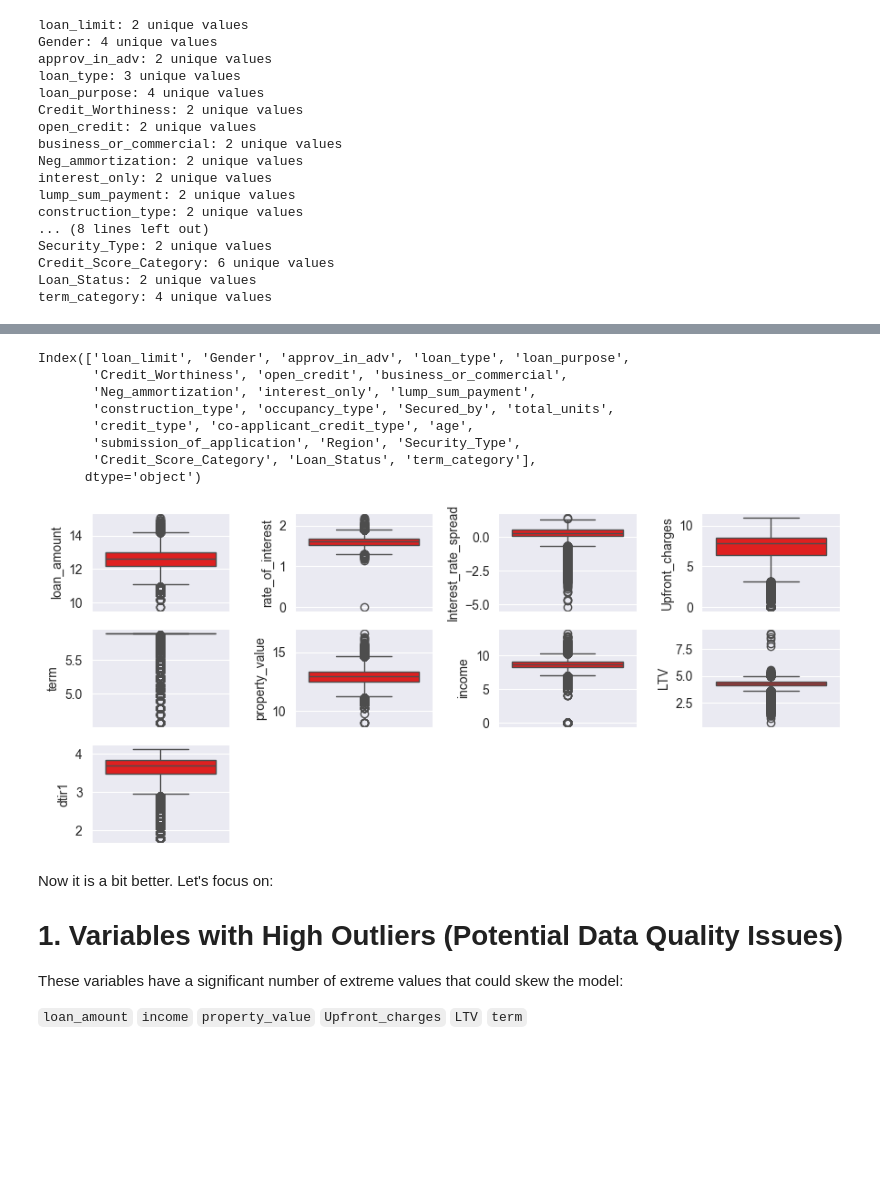
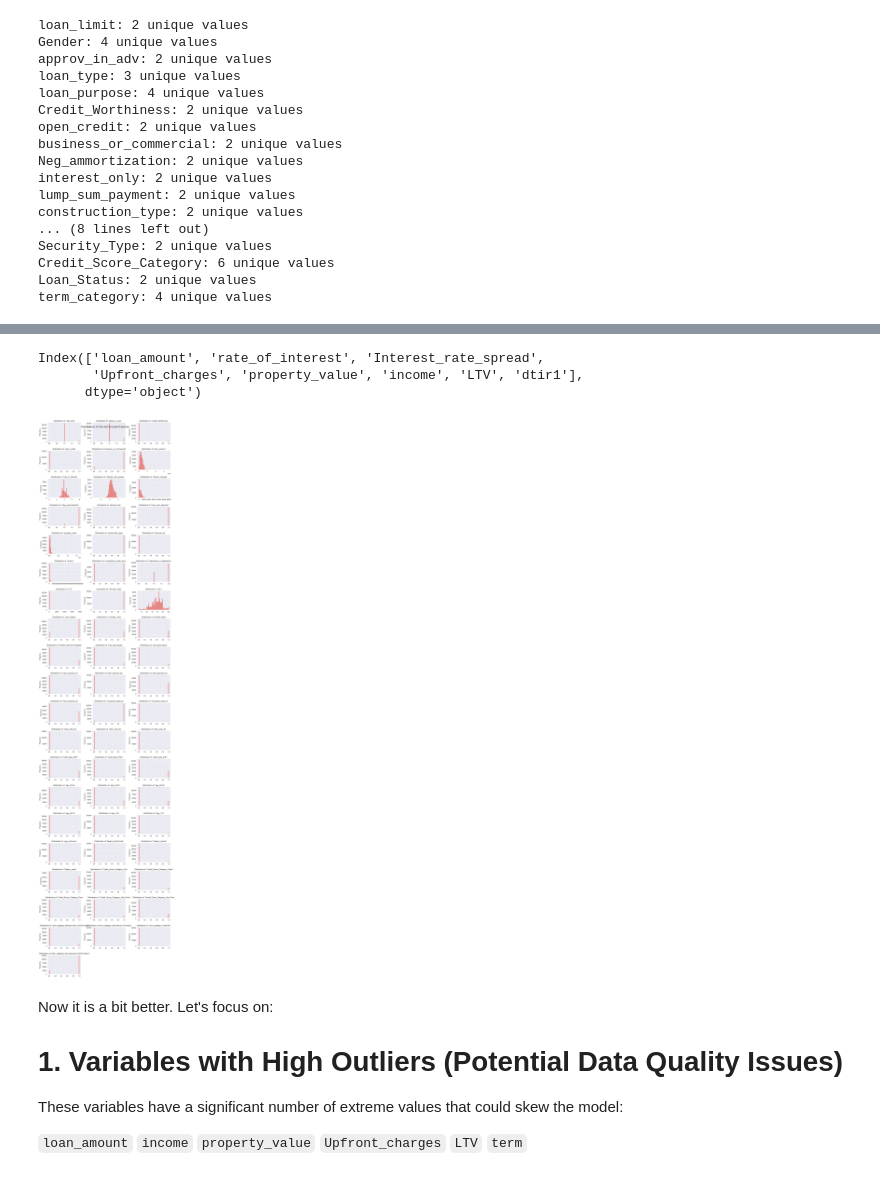
Before and after one commit to thebekhruz/predictive_modelling, a Jupyter notebook: eda/eda.ipynb, the cells around one changed output, grey strips where cells are left out. Saved outputs shown, nothing was run; the diff lists cells and outputs as text; code cells hidden in the pictures; blank space fills up the shorter version.

```diff
--- a/eda/eda.ipynb
+++ b/eda/eda.ipynb
@@ -413,20 +428,0 @@ for col in label_encoders:
-# %%
-print(categorical_data.columns)
-# %% [output]
-Index(['loan_limit', 'Gender', 'approv_in_adv', 'loan_type', 'loan_purpose',
-       'Credit_Worthiness', 'open_credit', 'business_or_commercial',
-       'Neg_ammortization', 'interest_only', 'lump_sum_payment',
-       'construction_type', 'occupancy_type', 'Secured_by', 'total_units',
-       'credit_type', 'co-applicant_credit_type', 'age',
-       'submission_of_application', 'Region', 'Security_Type',
-       'Credit_Score_Category', 'Loan_Status', 'term_category'],
-      dtype='object')
-# %%
-# Plotting boxplots
-plt.figure(figsize=(9, 9))
-for i, col in enumerate(numeric_data_log.columns):
-    plt.subplot(7, 4, i + 1)
-    sns.boxplot(numeric_data_log[col], color='red', orient='v')
-    plt.tight_layout()
-# %% [output]
-[figure, removed]
@@ -433,3 +438,39 @@ for i, col in enumerate(numeric_data_log.columns):
+# %%
+numeric_data.columns
+# %% [output]
+Index(['loan_amount', 'rate_of_interest', 'Interest_rate_spread',
+       'Upfront_charges', 'property_value', 'income', 'LTV', 'dtir1'],
+      dtype='object')
+# %%
+# Visualising One hot encoded data
+# Select one-hot encoded columns
+# one_hot_encoded_data = data.filter(regex='^Gender|loan_type|loan_purpose|occupancy_type|total_units|credit_type|age|Region|Credit_Score_Category|term_category')
+
+# # Determine the number of plots needed
+num_features = data.shape[1]
+num_cols = 3  # Keep two columns
+num_rows = int(np.ceil(num_features / num_cols))  # Calculate
+
+# Create subplots dynamically
+fig, axes = plt.subplots(nrows=num_rows, ncols=num_cols, figsize=(12, 2.5 * num_rows))
+axes = axes.flatten()  # Flatten for easy indexing
+
+# Plot histograms
+for i, col in enumerate(data.columns):
+    sns.histplot(data[col], bins=50, kde=False, ax=axes[i])
+    axes[i].set_title(f'Distribution of `{col}`', fontsize=12)
+    axes[i].set_xlabel('')
+    axes[i].set_ylabel('Frequency')
+
+# Hide any unused axes
+for j in range(i + 1, len(axes)):
+    fig.delaxes(axes[j])
+
+plt.suptitle('Distributions of One-Hot Encoded Features', fontsize=16)
+plt.tight_layout()
+plt.show()
+# %% [output]
+[figure, added]
 # %% [markdown]
 Now it is a bit better. Let's focus on:
 # 1. Variables with High Outliers (Potential Data Quality Issues)
```
Also changed, not shown: parts of 38 cells of this notebook.
